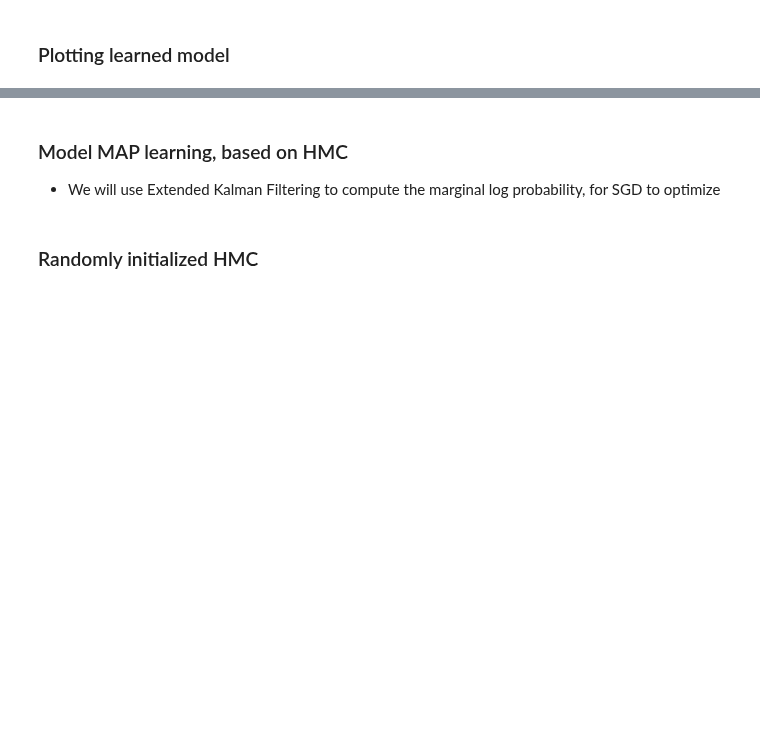
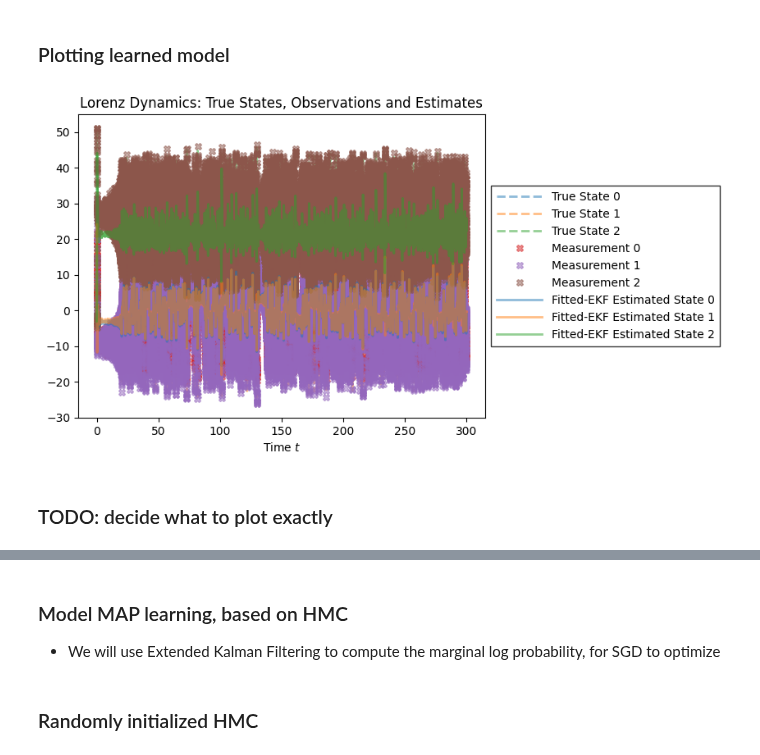
Before and after one commit to hd-UQ/cd_dynamax, a Jupyter notebook: src/notebooks/tutorial/cdnlgssm_parameter_estimation.ipynb, the cells around one changed output, grey strips where cells are left out. Drawn from its saved outputs; the diff is of its cells as text; code cells hidden in the pictures; blank space fills up the shorter version.

```diff
--- a/src/notebooks/tutorial/cdnlgssm_parameter_estimation.ipynb
+++ b/src/notebooks/tutorial/cdnlgssm_parameter_estimation.ipynb
@@ -325,7 +459,7 @@ fitted_R = fitted_params.emissions.emission_cov.params
 # Compute filtered posterior
 filtered_posterior = cdnlgssm_filter(
     fitted_params,
-    emissions=emissions,
+    emissions=true_emissions,
     t_emissions=t_emissions,
     hyperparams=filter_hyperparams,
 )
@@ -333,6 +467,20 @@ filtered_posterior = cdnlgssm_filter(
 filtered_emissions_mean = filtered_posterior.filtered_means @ fitted_C.T + fitted_d
 filtered_emissions_cov = fitted_C @ filtered_posterior.filtered_covariances @ fitted_C.T + fitted_R
 filtered_emissions_std = jnp.sqrt(jnp.array([filtered_emissions_cov[:, i, i] for i in range(emission_dim)])).T  # (T,E)
+# %%
+# Plot filtered posterior states and emissions
+plot_lorenz_estimates(
+    time_grid=t_emissions,
+    x_tr=true_states,
+    x_obs=true_emissions,
+    x_est=filtered_posterior.filtered_means,
+    x_unc=filtered_posterior.filtered_covariances,
+    est_type="Fitted-EKF"
+)
+# %% [output]
+[figure, added]
+# %% [markdown]
+### TODO: decide what to plot exactly
 # %%
 # Filtered states
 plot_results(
```
Also changed, not shown: parts of 63 cells of this notebook, 2 other files.
